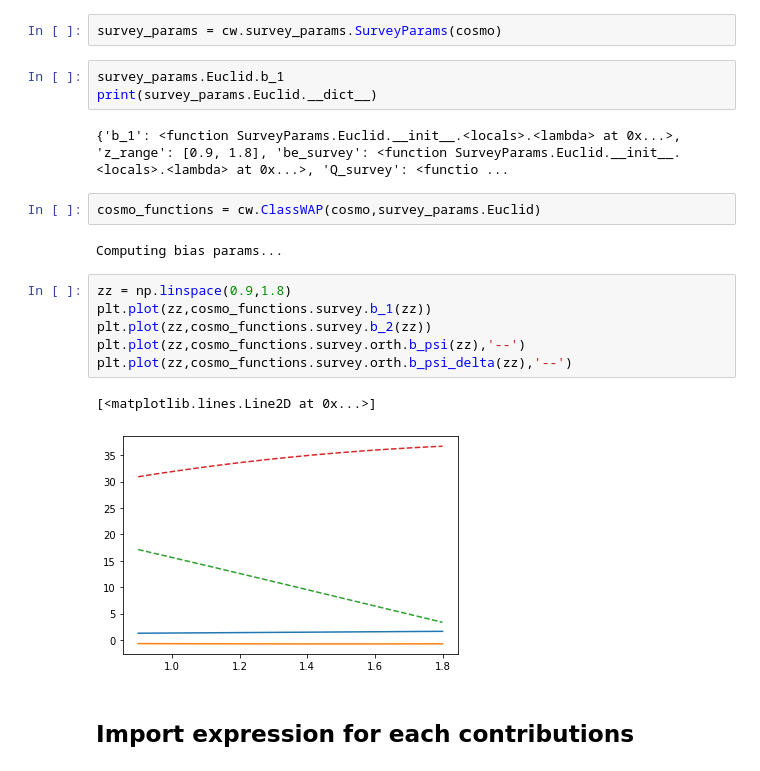
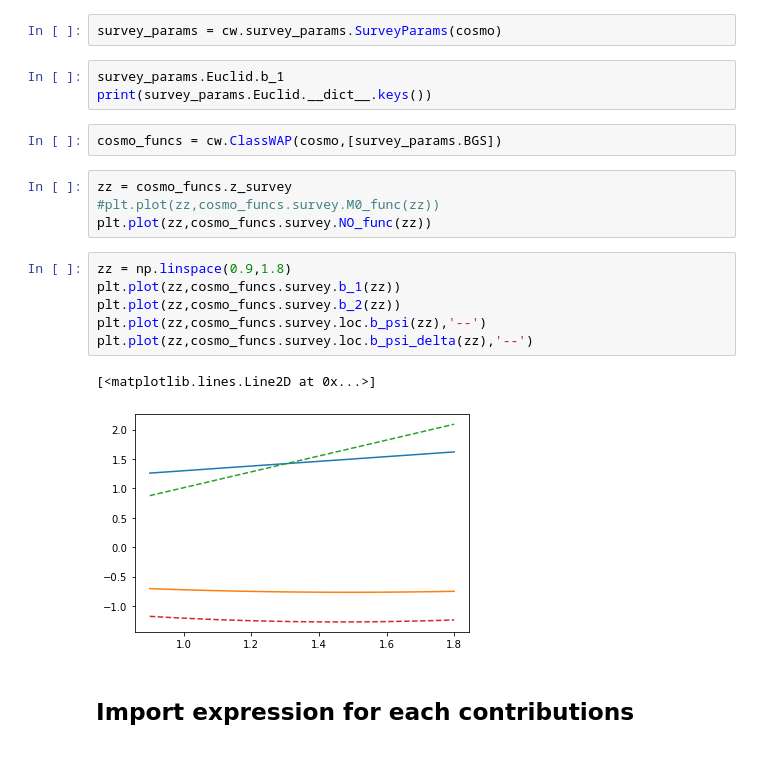
Before and after one commit to craddis1/CosmoWAP, a Jupyter notebook: examples/example.ipynb, the cells around one changed output. Cells and saved outputs as stored; diff of their text form.

```diff
--- a/examples/example.ipynb
+++ b/examples/example.ipynb
@@ -47,22 +44,22 @@ cosmo.compute()
 survey_params = cw.survey_params.SurveyParams(cosmo)
 # %%
 survey_params.Euclid.b_1
-print(survey_params.Euclid.__dict__)
+print(survey_params.Euclid.__dict__.keys())
-# %% [output]
-{'b_1': <function SurveyParams.Euclid.__init__.<locals>.<lambda> at 0x...>, 'z_range': [0.9, 1.8], 'be_survey': <function SurveyParams.Euclid.__init__.<locals>.<lambda> at 0x...>, 'Q_survey': <functio ...
 # %%
-cosmo_functions = cw.ClassWAP(cosmo,survey_params.Euclid)
+cosmo_funcs = cw.ClassWAP(cosmo,[survey_params.BGS])
-# %% [output]
-Computing bias params...
+# %%
+zz = cosmo_funcs.z_survey
+#plt.plot(zz,cosmo_funcs.survey.M0_func(zz))
+plt.plot(zz,cosmo_funcs.survey.NO_func(zz))
 # %%
 zz = np.linspace(0.9,1.8)
-plt.plot(zz,cosmo_functions.survey.b_1(zz))
-plt.plot(zz,cosmo_functions.survey.b_2(zz))
-plt.plot(zz,cosmo_functions.survey.orth.b_psi(zz),'--')
-plt.plot(zz,cosmo_functions.survey.orth.b_psi_delta(zz),'--')
+plt.plot(zz,cosmo_funcs.survey.b_1(zz))
+plt.plot(zz,cosmo_funcs.survey.b_2(zz))
+plt.plot(zz,cosmo_funcs.survey.loc.b_psi(zz),'--')
+plt.plot(zz,cosmo_funcs.survey.loc.b_psi_delta(zz),'--')
 # %% [output]
 [<matplotlib.lines.Line2D at 0x...>]
-[figure, old version]
+[figure, new version]
 # %% [markdown]
 ## Import expression for each contributions
 # %%
```
Also changed, not shown: parts of 9 cells of this notebook, 3 other files.
